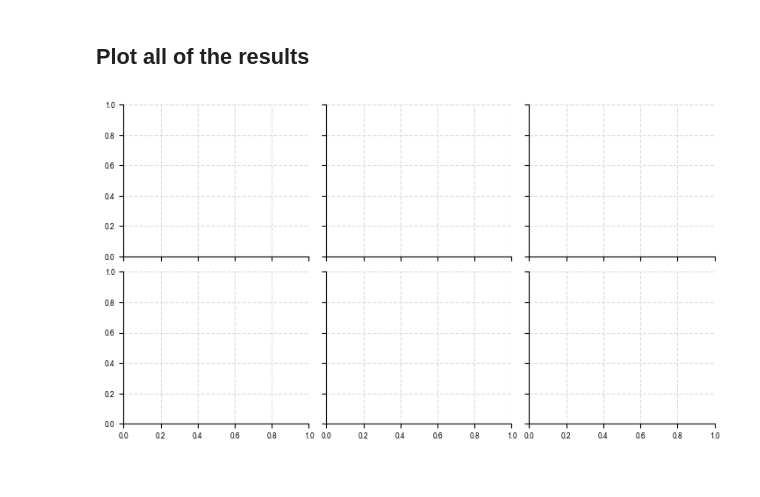
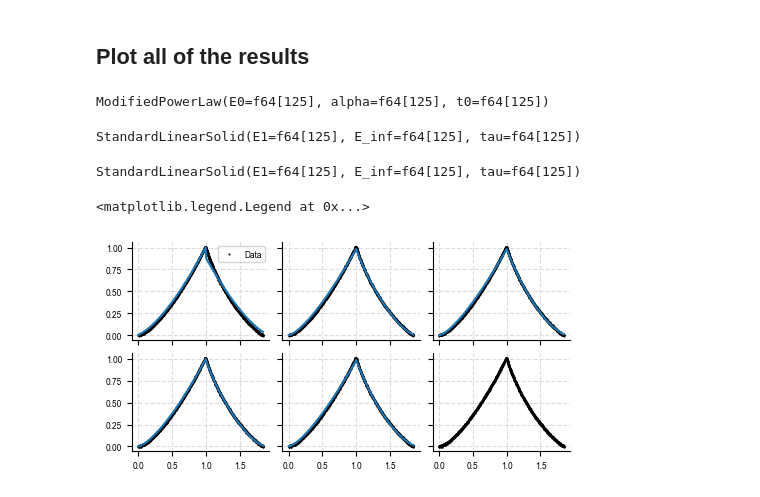
Before and after one commit to Jhko725/NeuralConstitutiveEq.jl, a Jupyter notebook: notebooks/2_fit_experimental_data.ipynb, the cells around one changed output. Drawn from its saved outputs; the diff is of its cells as text; code cells hidden in the pictures.

```diff
--- a/notebooks/2_fit_experimental_data.ipynb
+++ b/notebooks/2_fit_experimental_data.ipynb
@@ -148,3 +167,7 @@ Array([0.01561019, 0.01561019, 0.01561019, 0.01561019, 0.01561019,
+# %%
+sols_pl = list_to_batched_pytree(sols_batch)
+with open("../outputs/power_law_analytic.pkl", "wb") as file:
+    dill.dump(sols_pl, file)
 # %%
 bics = eqx.filter_vmap(bayesian_information_criterion, in_axes=(None, 0, None))(
     residual_kv, sols_kv.value, args
@@ -876,8 +622,2 @@ ax.legend()
 # %% [markdown]
 ## Plot all of the results
-# %%
-fig, axes = plt.subplots(2, 3, figsize=(180 * MM, 100 * MM), sharex=True, sharey=True)
-
-## Plot curve fitting results for the analytic solutions
-# %% [output]
-[figure, removed]
@@ -883,0 +668,48 @@ fig, axes = plt.subplots(2, 3, figsize=(180 * MM, 100 * MM), sharex=True, sharey
+# %%
+# Modified Power Law, Standard Linear Solid, Kohlraus Williams Watts
+args = (indentation, tip, dataset)
+residual_func = make_residual(*args)
+bic_func = eqx.filter_jit(lambda x: bayesian_information_criterion(residual_func, x, args))
+force_ting_jit = eqx.filter_jit(force_ting)
+
+for name in ("Modified Power Law", "Standard Linear Solid", "Kohlrausch Williams Watts"):
+    filepath = f"../outputs/{"_".join(name.lower().split(" "))}.pkl"
+    with open(filepath, "rb") as file:
+        result = dill.load(file)
+        print(result.value)
+    bics = jnp.asarray([bic_func(r) for r in tqdm(batched_pytree_to_list(result.value))])
+    ind_best = jnp.argmin(bics)
+    value_best = jax.tree.map(lambda x: x[jnp.argmin(bics)], result.value)
+    f_pred_best = force_ting_jit(dataset.total_time, value_best, indentation, tip)
+
+    fit_stats[name] = FitStatistics(
+        value_best, bics[ind_best], f_pred_best, f_pred_best - dataset.total_force
+    )
+# %% [output]
+ModifiedPowerLaw(E0=f64[125], alpha=f64[125], t0=f64[125])
+StandardLinearSolid(E1=f64[125], E_inf=f64[125], tau=f64[125])
+StandardLinearSolid(E1=f64[125], E_inf=f64[125], tau=f64[125])
+# %%
+fig, axes = plt.subplots(2, 3, figsize=(120 * MM, 60 * MM), sharex=True, sharey=True)
+
+## Plot curve fitting results for the analytic solutions
+for ax in axes.flat:
+    ax.plot(
+        dataset.total_time,
+        dataset.total_force,
+        ".",
+        color="black",
+        label="Data",
+        markersize=1.0,
+    )
+axes[0, 0].plot(dataset.total_time, fit_stats["Kelvin Voigt"].pred)
+axes[1, 0].plot(dataset.total_time, fit_stats["Power Law"].pred)
+
+axes[0, 1].plot(dataset.total_time, fit_stats["Modified Power Law"].pred)
+axes[1, 1].plot(dataset.total_time, fit_stats["Standard Linear Solid"].pred)
+axes[0, 2].plot(dataset.total_time, fit_stats["Kohlrausch Williams Watts"].pred)
+
+axes[0, 0].legend()
+# %% [output]
+<matplotlib.legend.Legend at 0x...>
+[figure, added]
```
Also changed, not shown: parts of 25 cells of this notebook, 5 other files.
